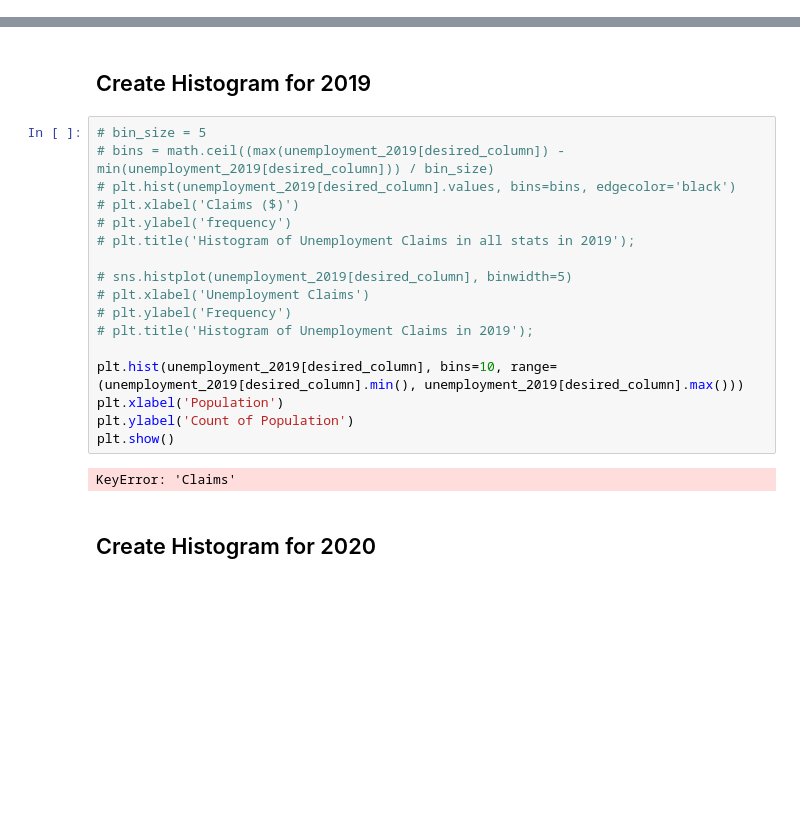
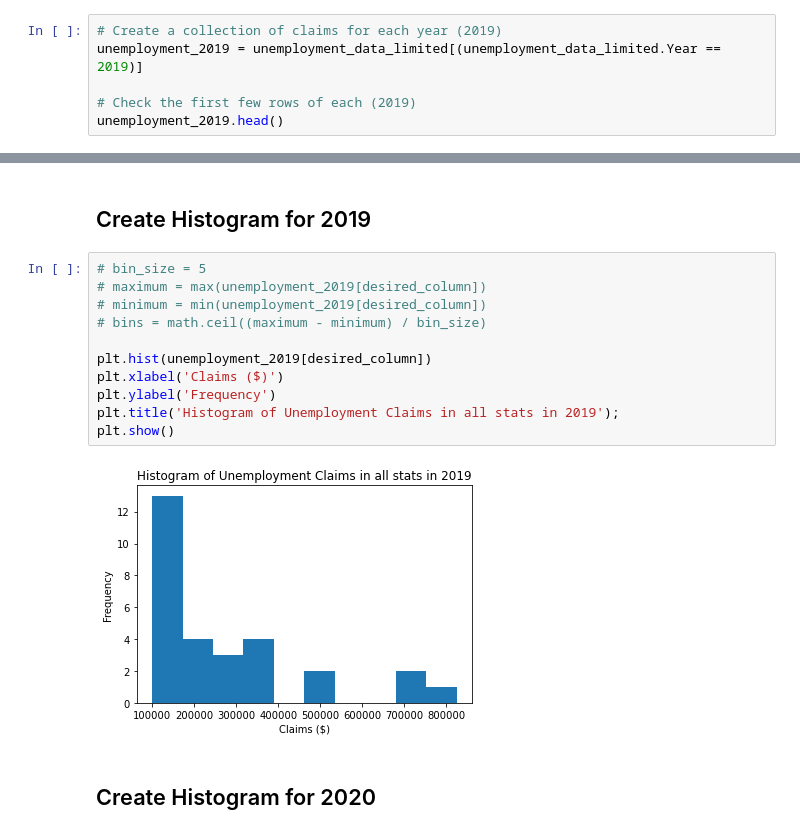
Before and after one commit to amajor/data-visualization-project-week-5, a Jupyter notebook: unemployment.ipynb, the cells around one changed output, grey strips where cells are left out. Cells and saved outputs as stored; diff of their text form; blank space fills up the shorter version.

```diff
--- a/unemployment.ipynb
+++ b/unemployment.ipynb
@@ -119,0 +126,6 @@ unemployment_2020 = unemployment_data_limited[unemployment_data['Year'] == 2020]
+# %%
+# Create a collection of claims for each year (2019)
+unemployment_2019 = unemployment_data_limited[(unemployment_data_limited.Year == 2019)]
+
+# Check the first few rows of each (2019)
+unemployment_2019.head()
@@ -131,23 +164,17 @@ Text(0, 0.5, 'Claims')
 ## Create Histogram for 2019
 # %%
 # bin_size = 5
-# bins = math.ceil((max(unemployment_2019[desired_column]) - min(unemployment_2019[desired_column])) / bin_size)
-# plt.hist(unemployment_2019[desired_column].values, bins=bins, edgecolor='black')
-# plt.xlabel('Claims ($)')
-# plt.ylabel('frequency')
-# plt.title('Histogram of Unemployment Claims in all stats in 2019');
+# maximum = max(unemployment_2019[desired_column])
+# minimum = min(unemployment_2019[desired_column])
+# bins = math.ceil((maximum - minimum) / bin_size)
 
-# sns.histplot(unemployment_2019[desired_column], binwidth=5)
-# plt.xlabel('Unemployment Claims')
-# plt.ylabel('Frequency')
-# plt.title('Histogram of Unemployment Claims in 2019');
-
-plt.hist(unemployment_2019[desired_column], bins=10, range=(unemployment_2019[desired_column].min(), unemployment_2019[desired_column].max()))
-plt.xlabel('Population')
-plt.ylabel('Count of Population')
+plt.hist(unemployment_2019[desired_column])
+plt.xlabel('Claims ($)')
+plt.ylabel('Frequency')
+plt.title('Histogram of Unemployment Claims in all stats in 2019');
 plt.show()
 # %% [output]
-KeyError: 'Claims'
+[figure, added]
 # %% [markdown]
 ## Create Histogram for 2020
 # %%
```
Also changed, not shown: parts of 10 cells of this notebook.
